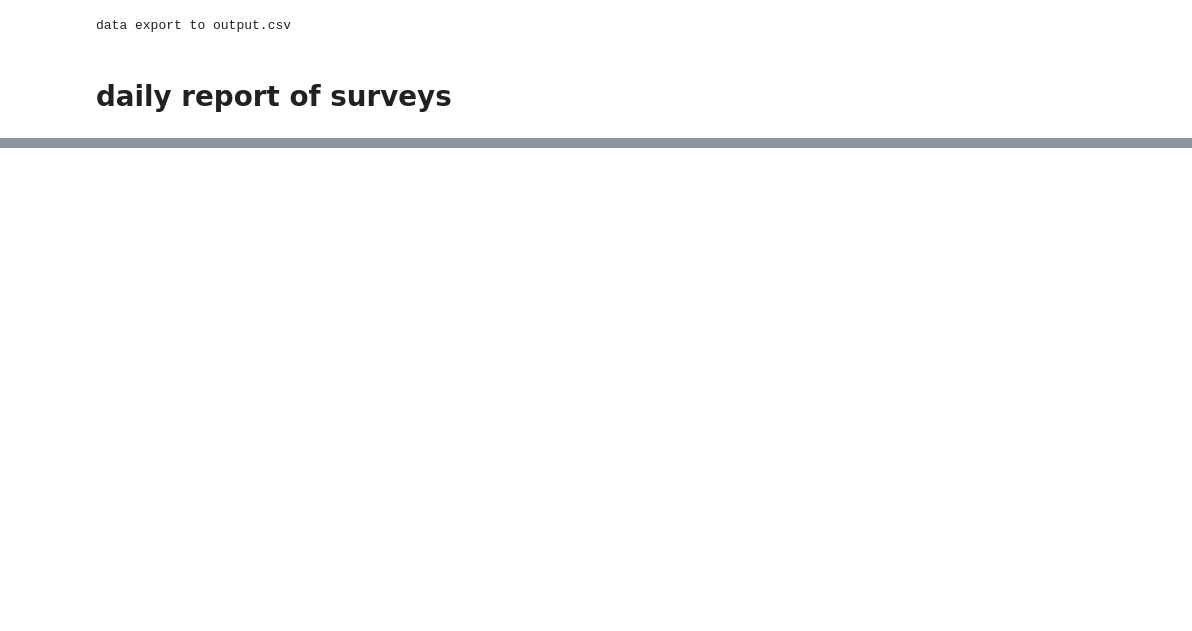
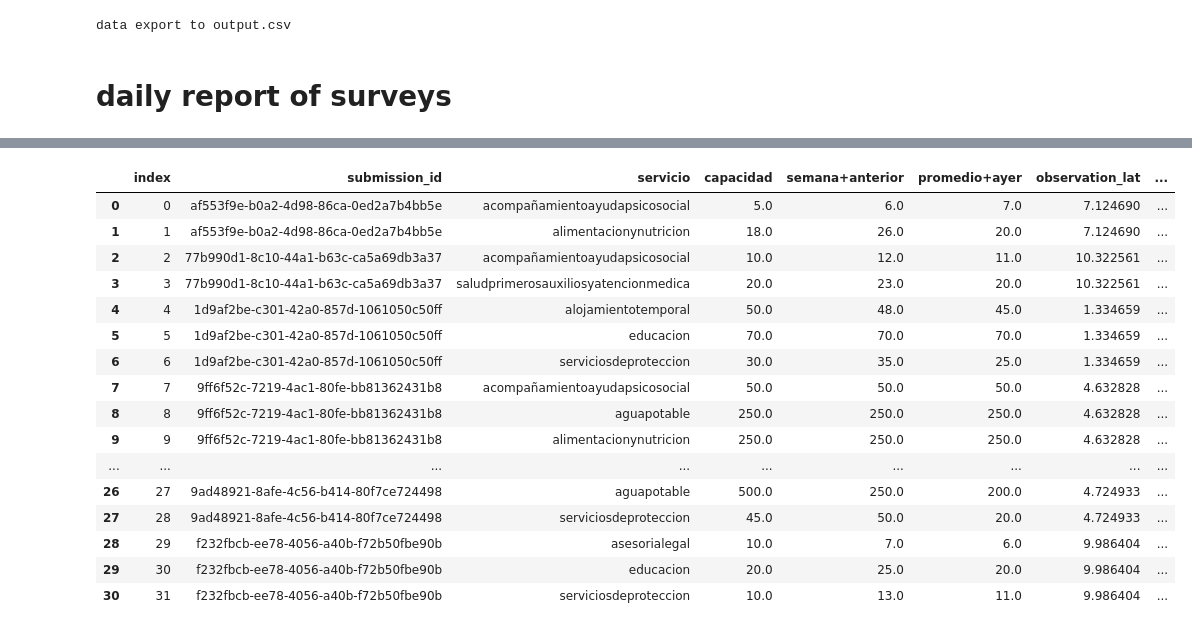
Before and after one commit to maolarte/Aurora, a Jupyter notebook: services.ipynb, the cells around one changed output, grey strips where cells are left out. Saved outputs shown, nothing was run; the diff lists cells and outputs as text; code cells hidden in the pictures; blank space fills up the shorter version.

```diff
--- a/services.ipynb
+++ b/services.ipynb
@@ -421,0 +436,61 @@ prueba
+# %%
+prueba.loc[(prueba['servicios']=='alimentacionynutricion'), 'semana_pasada'] = prueba['promalimentacionynutricion']
+prueba.loc[(prueba['servicios']=='alojamientotemporal'), 'semana_pasada'] = prueba['promalojamientotemporal']
+prueba.loc[(prueba['servicios']=='acompañamientoayudapsicosocial'), 'semana_pasada'] = prueba['promapoyooayudapsicosocial']
+prueba.loc[(prueba['servicios']=='aguapotable'), 'semana_pasada'] = prueba['promaguapotable']
+prueba.loc[(prueba['servicios']=='asesorialegal'), 'semana_pasada'] = prueba['promasesorialegal']
+prueba.loc[(prueba['servicios']=='educacion'), 'semana_pasada'] = prueba['promeducacion']
+prueba.loc[(prueba['servicios']=='higiene'), 'semana_pasada'] = prueba['promhigiene']
+prueba.loc[(prueba['servicios']=='restablecimientodecontactofamiliar'), 'semana_pasada'] = prueba[ 'promrestablecimientodecontactofamiliar']
+prueba.loc[(prueba['servicios']=='saludprimerosauxiliosyatencionmedica'), 'semana_pasada'] = prueba['promsaludprimerosauxiliosyatencionmedica']
+prueba.loc[(prueba['servicios']=='saneamiento'), 'semana_pasada'] = prueba['promsaneamiento']
+prueba.loc[(prueba['servicios']=='serviciosdeproteccion'), 'semana_pasada'] = prueba['promserviciosproteccion']
+prueba.loc[(prueba['servicios']=='transferencias'), 'semana_pasada'] = prueba['promtransferenciasmonetarias']
+prueba.loc[(prueba['servicios']=='transportehumanitario'), 'semana_pasada'] = prueba['promtransportehumanitario']
+prueba.loc[(prueba['servicios']=='otro'), 'semana_pasada'] = prueba['promotro']
+# %%
+newColumns = { '_uuid' : 'submission_id',
+               'servicios' : 'servicio',
+               'semana_pasada' : 'semana+anterior',
+               'ayer' : 'promedio+ayer',
+               '_coordenadas_latitude' : 'observation_lat',
+               '_coordenadas_longitude' : 'observation_lon',
+               'punto_reporte' : 'Región'
+               }
+
+prueba = prueba.rename(columns=newColumns)
+# %%
+wide= prueba[[ 'submission_id',
+                 'servicio',
+                 'capacidad',
+                 'semana+anterior',
+                 'promedio+ayer',
+                 'observation_lat',
+                 'observation_lon',
+                 'Región',
+                 'organizacionprincipal',
+                 'organizacionimplementadora',
+
+                ]].reset_index()
+# %%
+wide1= wide.dropna(subset=['servicio']).reset_index(drop=True)
+
+wide1
+# %% [output]
+|  | index | submission_id | servicio | capacidad | semana+anterior | promedio+ayer | observation_lat | ... |
+| 0 | 0 | af553f9e-b0a2-4d98-86ca-0ed2a7b4bb5e | acompañamientoayudapsicosocial | 5.0 | 6.0 | 7.0 | 7.124690 | ... |
+| 1 | 1 | af553f9e-b0a2-4d98-86ca-0ed2a7b4bb5e | alimentacionynutricion | 18.0 | 26.0 | 20.0 | 7.124690 | ... |
+| 2 | 2 | 77b990d1-8c10-44a1-b63c-ca5a69db3a37 | acompañamientoayudapsicosocial | 10.0 | 12.0 | 11.0 | 10.322561 | ... |
+| 3 | 3 | 77b990d1-8c10-44a1-b63c-ca5a69db3a37 | saludprimerosauxiliosyatencionmedica | 20.0 | 23.0 | 20.0 | 10.322561 | ... |
+| 4 | 4 | 1d9af2be-c301-42a0-857d-1061050c50ff | alojamientotemporal | 50.0 | 48.0 | 45.0 | 1.334659 | ... |
+| 5 | 5 | 1d9af2be-c301-42a0-857d-1061050c50ff | educacion | 70.0 | 70.0 | 70.0 | 1.334659 | ... |
+| 6 | 6 | 1d9af2be-c301-42a0-857d-1061050c50ff | serviciosdeproteccion | 30.0 | 35.0 | 25.0 | 1.334659 | ... |
+| 7 | 7 | 9ff6f52c-7219-4ac1-80fe-bb81362431b8 | acompañamientoayudapsicosocial | 50.0 | 50.0 | 50.0 | 4.632828 | ... |
+| 8 | 8 | 9ff6f52c-7219-4ac1-80fe-bb81362431b8 | aguapotable | 250.0 | 250.0 | 250.0 | 4.632828 | ... |
+| 9 | 9 | 9ff6f52c-7219-4ac1-80fe-bb81362431b8 | alimentacionynutricion | 250.0 | 250.0 | 250.0 | 4.632828 | ... |
+| ... | ... | ... | ... | ... | ... | ... | ... | ... |
+| 26 | 27 | 9ad48921-8afe-4c56-b414-80f7ce724498 | aguapotable | 500.0 | 250.0 | 200.0 | 4.724933 | ... |
+| 27 | 28 | 9ad48921-8afe-4c56-b414-80f7ce724498 | serviciosdeproteccion | 45.0 | 50.0 | 20.0 | 4.724933 | ... |
+| 28 | 29 | f232fbcb-ee78-4056-a40b-f72b50fbe90b | asesorialegal | 10.0 | 7.0 | 6.0 | 9.986404 | ... |
+| 29 | 30 | f232fbcb-ee78-4056-a40b-f72b50fbe90b | educacion | 20.0 | 25.0 | 20.0 | 9.986404 | ... |
+| 30 | 31 | f232fbcb-ee78-4056-a40b-f72b50fbe90b | serviciosdeproteccion | 10.0 | 13.0 | 11.0 | 9.986404 | ... |
```
Also changed, not shown: parts of 8 cells of this notebook.
